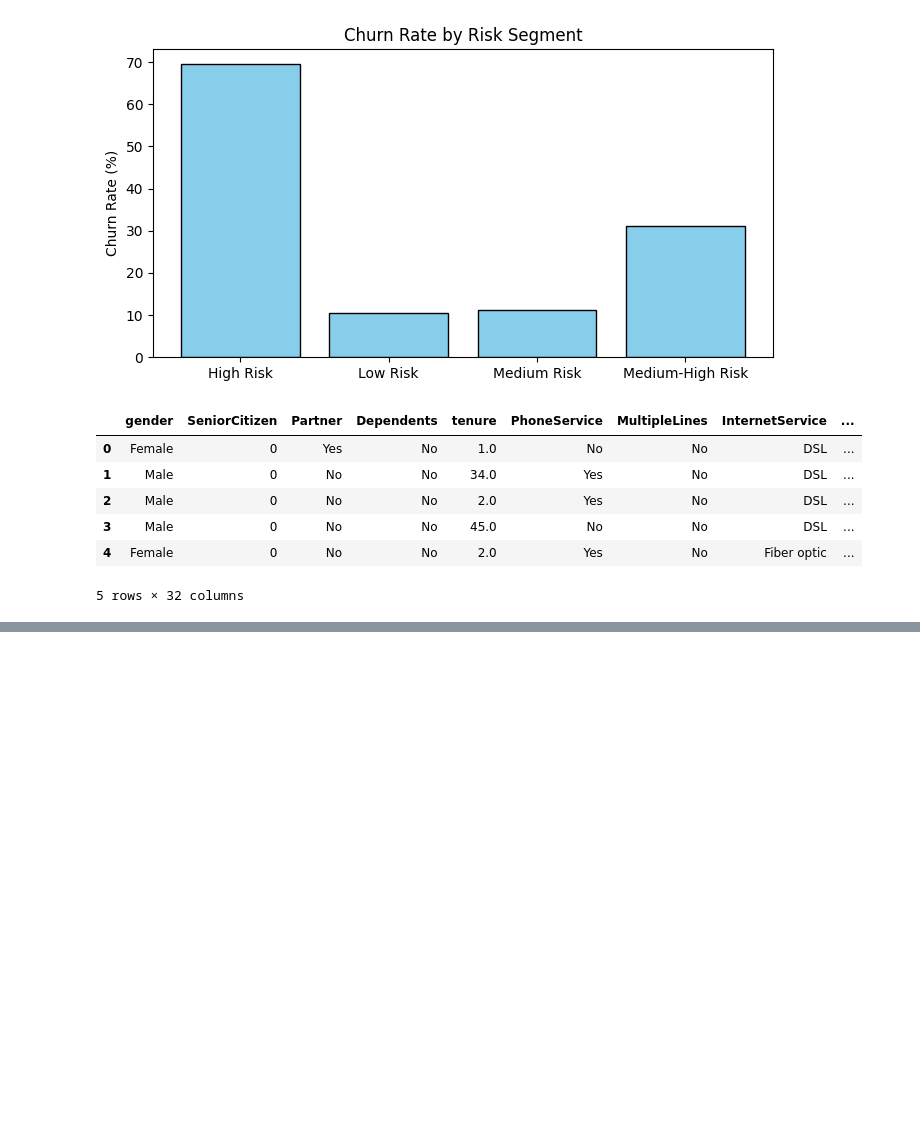
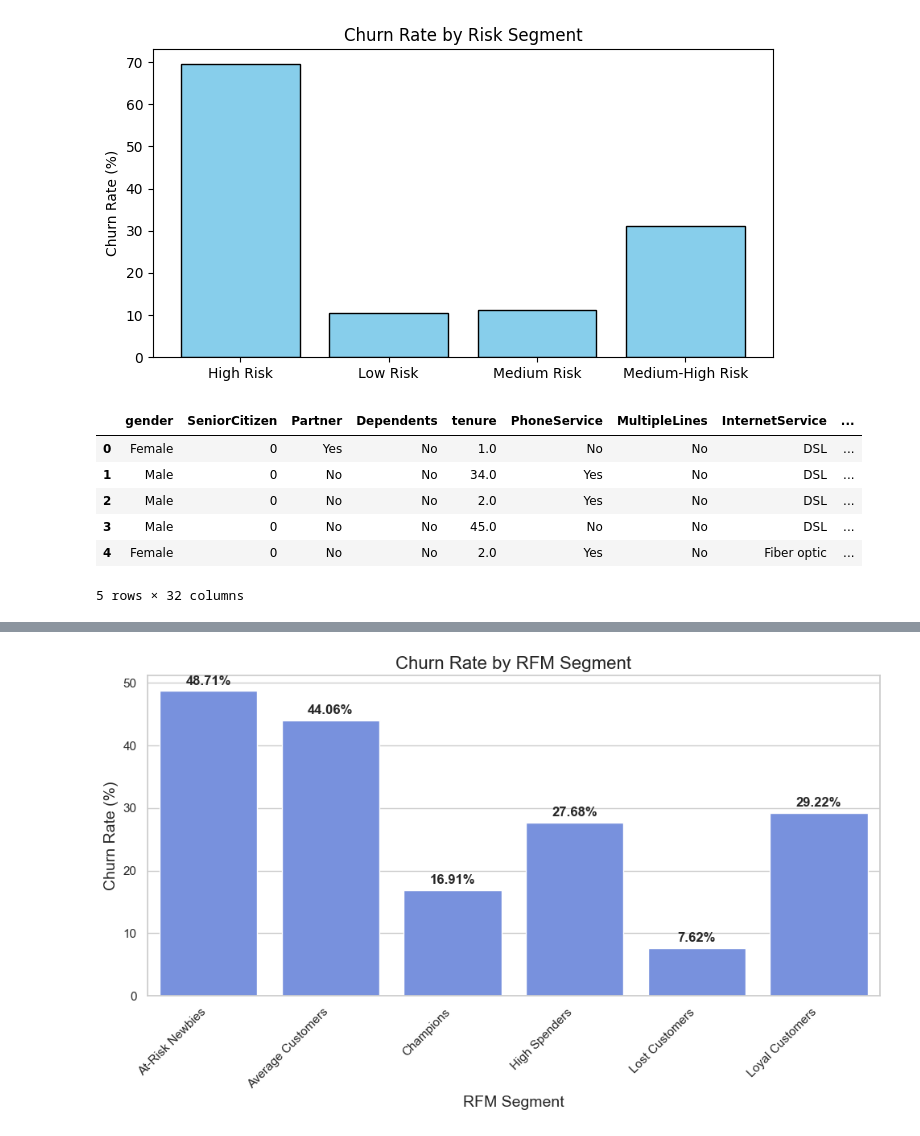
Before and after one commit to rakibakond95/Telco_customer_churn_analysis, a Jupyter notebook: Analyze_data/Customer_segmentation&behavior_analysis.ipynb, the cells around one changed output, grey strips where cells are left out. Drawn from its saved outputs; the diff is of its cells as text; code cells hidden in the pictures; blank space fills up the shorter version.

```diff
--- a/Analyze_data/Customer_segmentation&behavior_analysis.ipynb
+++ b/Analyze_data/Customer_segmentation&behavior_analysis.ipynb
@@ -500,0 +556,97 @@ telco.head()
+# %%
+import pandas as pd
+import seaborn as sns
+import matplotlib.pyplot as plt
+
+# Load data (update paths if needed)
+telco = pd.read_csv('../data/telco_churn_cleaned_updated.csv')
+rfm_churn = pd.read_csv('../Analyze_data/rfm_churn.csv')  # From earlier aggregation
+risk_churn = pd.read_csv('../data/risk_churn.csv')
+contract_churn = pd.read_csv('../data/contract_churn.csv')
+
+# Check for required columns to avoid errors
+required_cols_rfm = ['RFM_Segment', 'ChurnRate']
+required_cols_risk = ['Risk_Segment', 'Total', 'ChurnRate']
+required_cols_hybrid = ['RFM_Segment', 'Risk_Segment']
+required_cols_contract = ['Contract', 'ChurnRate']
+required_cols_scatter = ['tenure', 'MonthlyCharges', 'Risk_Segment', 'ChurnBinary']
+
+
+
+# Set a consistent theme for professional look
+sns.set_theme(style="whitegrid", palette="coolwarm")
+plt.rcParams['figure.figsize'] = (10, 6)
+plt.rcParams['font.size'] = 12
+
+# 1. RFM Churn Bar Chart (annotated for ROI insights)
+fig1 = plt.figure()
+sns.barplot(x='RFM_Segment', y='ChurnRate', data=rfm_churn)
+plt.title('Churn Rate by RFM Segment', fontsize=16)
+plt.ylabel('Churn Rate (%)', fontsize=14)
+plt.xlabel('RFM Segment', fontsize=14)
+plt.xticks(rotation=45, ha='right')
+for i, v in enumerate(rfm_churn['ChurnRate']):
+    plt.text(i, v + 1, f"{v:.2f}%", ha='center', fontweight='bold', fontsize=12)
+plt.tight_layout()
+fig1.savefig('../assets/rfm_churn_plot.png', dpi=300, bbox_inches='tight')
+plt.show()
+
+# 2. Risk Churn Pie Chart (with labels)
+fig2 = plt.figure(figsize=(8,8))
+plt.pie(risk_churn['Total'], labels=risk_churn['Risk_Segment'], autopct='%1.1f%%', startangle=90, shadow=True)
+plt.title('Customer Distribution by Risk Segment', fontsize=16)
+plt.axis('equal')  # Equal aspect ratio ensures pie is circular
+plt.tight_layout()
+fig2.savefig('../assets/risk_churn_plot.png', dpi=300, bbox_inches='tight')
+plt.show()
+
+# 3. RFM vs. Risk Heatmap (overlap insights)
+hybrid = pd.crosstab(telco['RFM_Segment'], telco['Risk_Segment'], normalize='index') * 100
+fig3 = plt.figure(figsize=(12,8))
+sns.heatmap(hybrid, annot=True, cmap='coolwarm', fmt='.1f', linewidths=.5, cbar_kws={'label': '% Overlap'})
+plt.title('RFM vs. Risk Segment Overlap (%)', fontsize=16)
+plt.ylabel('RFM Segment', fontsize=14)
+plt.xlabel('Risk Segment', fontsize=14)
+plt.tight_layout()
+fig3.savefig('../assets/rfm_risk_heatmap_plot.png', dpi=300, bbox_inches='tight')
+plt.show()
+
+# 4. Contract Churn Bar Chart
+fig4 = plt.figure(figsize=(8,5))
+sns.barplot(x='Contract', y='ChurnRatePercent', data=contract_churn)
+plt.title('Churn Rate by Contract Type', fontsize=16)
+plt.ylabel('Churn Rate (%)', fontsize=14)
+plt.xlabel('Contract Type', fontsize=14)
+for i, v in enumerate(contract_churn['ChurnRatePercent']):
+    plt.text(i, v + 1, f"{v:.2f}%", ha='center', fontweight='bold', fontsize=12)
+plt.tight_layout()
+fig4.savefig('../assets/contract_churn_plot.png', dpi=300, bbox_inches='tight')
+plt.show()
+
+# 5. Scatter Plot: Tenure vs. MonthlyCharges by Risk
+fig5 = plt.figure(figsize=(12,8))
+sns.scatterplot(x='tenure', y='MonthlyCharges', data=telco, hue='Risk_Segment', size='ChurnBinary', sizes=(20, 200), alpha=0.7)
+plt.title('Tenure vs. Monthly Charges by Risk Segment', fontsize=16)
+plt.ylabel('Monthly Charges ($)', fontsize=14)
+plt.xlabel('Tenure (Months)', fontsize=14)
+plt.legend(bbox_to_anchor=(1.05, 1), loc='upper left')
+plt.tight_layout()
+fig5.savefig('../assets/tenure_charges_scatter.png', dpi=300, bbox_inches='tight')
+plt.show()
+
+# To make the project the best: Suggest adding a summary plot
+# Summary Bar Chart: Churn Rate by Key Segments
+summary_data = pd.concat([rfm_churn[['RFM_Segment', 'ChurnRate']].rename(columns={'RFM_Segment': 'Segment'}),
+                          risk_churn[['Risk_Segment', 'ChurnRate']].rename(columns={'Risk_Segment': 'Segment'})])
+fig6 = plt.figure(figsize=(14,6))
+sns.barplot(x='Segment', y='ChurnRate', data=summary_data)
+plt.title('Combined Churn Rate by RFM and Risk Segments', fontsize=16)
+plt.ylabel('Churn Rate (%)', fontsize=14)
+plt.xticks(rotation=45)
+plt.tight_layout()
+fig6.savefig('../assets/summary_churn_plot.png', dpi=300, bbox_inches='tight')
+plt.show()
+
+print("All charts generated and saved in 'visuals/' folder. Use them in Power BI for a hybrid dashboard!")
+# %% [output]
+[figure, added]
```
Also changed, not shown: parts of 6 cells of this notebook, 2 other files.
